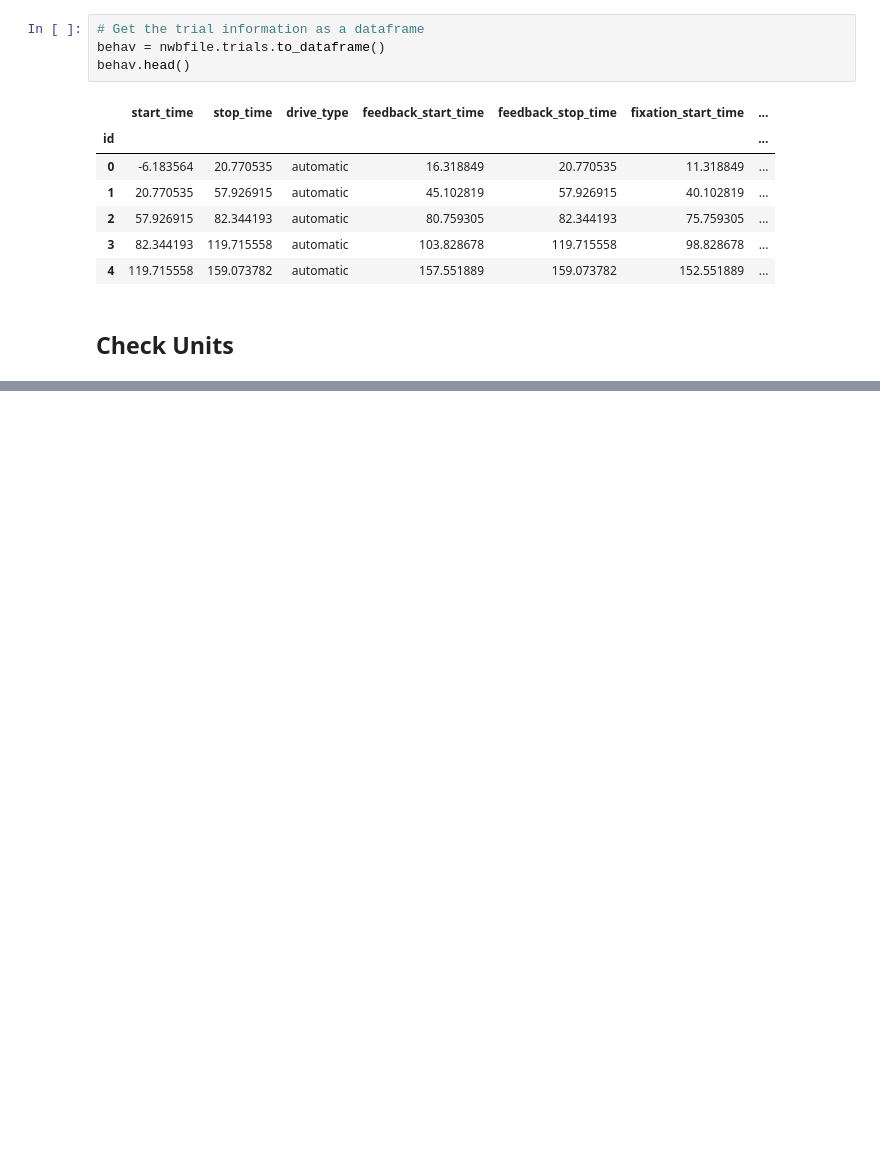
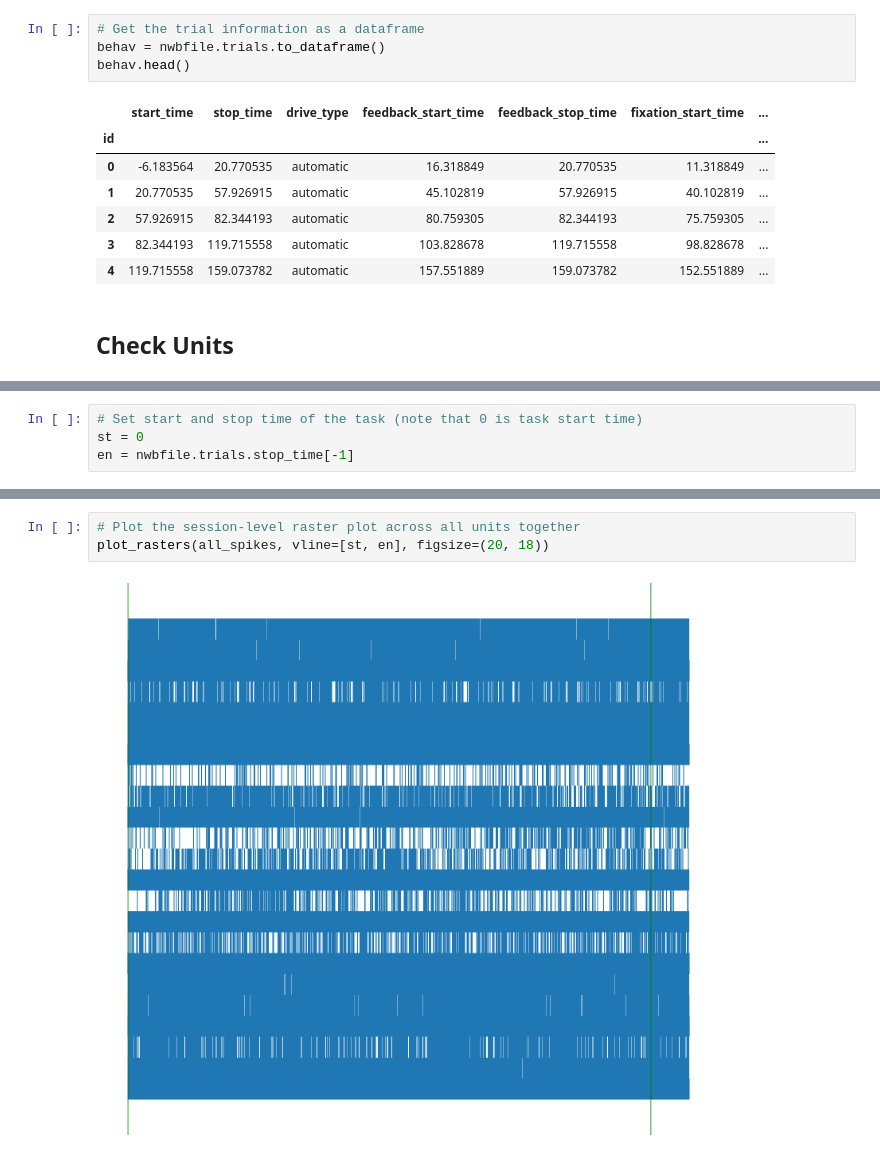
Before and after one commit to HSNPipeline/AnalyzeTrain, a Jupyter notebook: notebooks/00-DataChecks.ipynb, the cells around one changed output, grey strips where cells are left out. Cells and saved outputs as stored; diff of their text form; blank space fills up the shorter version.

```diff
--- a/notebooks/00-DataChecks.ipynb
+++ b/notebooks/00-DataChecks.ipynb
@@ -139,0 +147,4 @@ array([0.298     , 0.39496667, 0.5477    , 0.57296667, 1.17996667,
+# %%
+# Set start and stop time of the task (note that 0 is task start time)
+st = 0
+en = nwbfile.trials.stop_time[-1]
@@ -139,0 +159,5 @@ array([0.298     , 0.39496667, 0.5477    , 0.57296667, 1.17996667,
+# %%
+# Plot the session-level raster plot across all units together
+plot_rasters(all_spikes, vline=[st, en], figsize=(20, 18))
+# %% [output]
+[figure, added]
```
Also changed, not shown: parts of 11 cells of this notebook.
